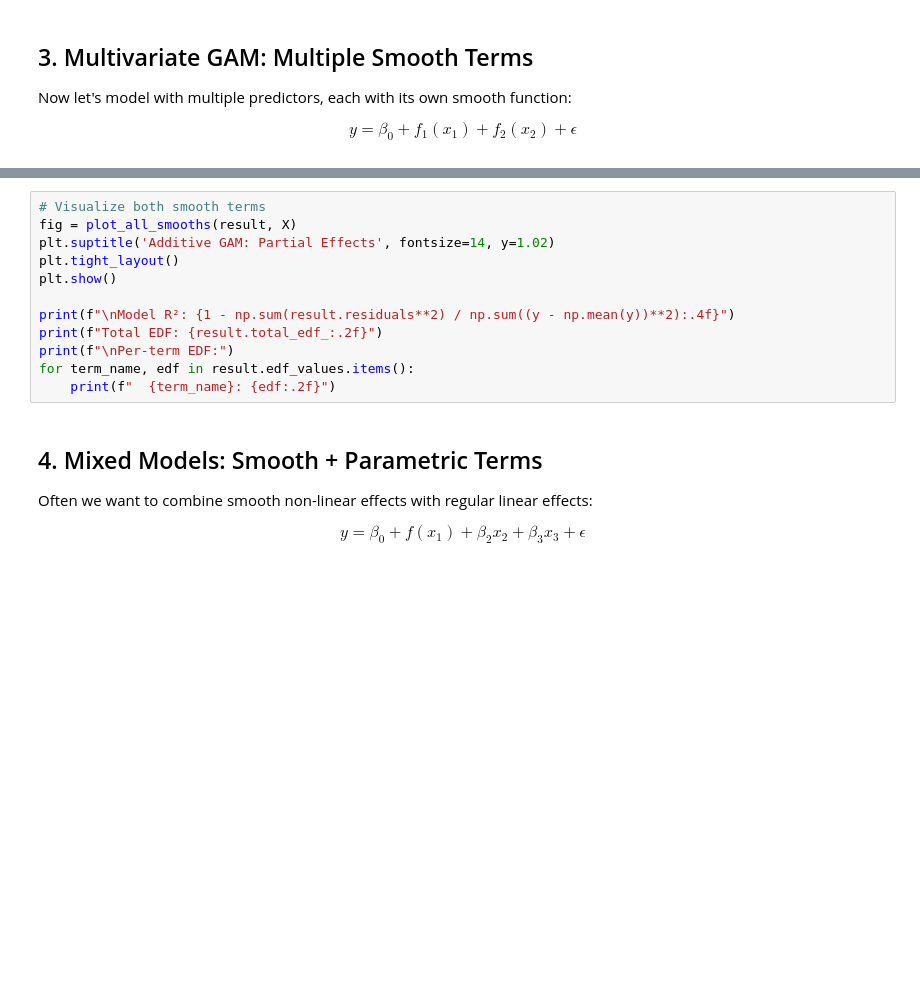
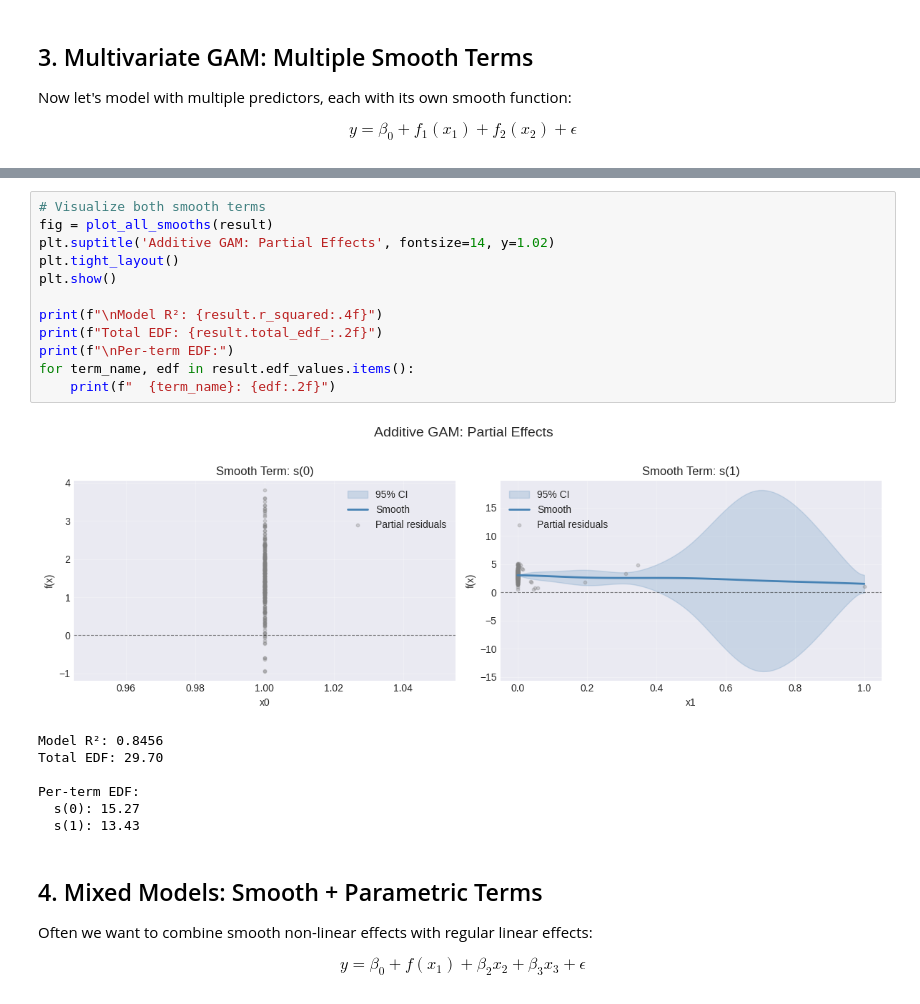
Before and after one commit to Matcraft94/Aurora-GLM, a Jupyter notebook: examples/gam_tutorial.ipynb, the cells around one changed output, grey strips where cells are left out. Drawn from its saved outputs; the diff is of its cells as text; blank space fills up the shorter version.

```diff
--- a/examples/gam_tutorial.ipynb
+++ b/examples/gam_tutorial.ipynb
@@ -119,15 +160,23 @@ print(result.summary())
 # %%
 # Visualize both smooth terms
-fig = plot_all_smooths(result, X)
+fig = plot_all_smooths(result)
 plt.suptitle('Additive GAM: Partial Effects', fontsize=14, y=1.02)
 plt.tight_layout()
 plt.show()
 
-print(f"\nModel R²: {1 - np.sum(result.residuals**2) / np.sum((y - np.mean(y))**2):.4f}")
+print(f"\nModel R²: {result.r_squared:.4f}")
 print(f"Total EDF: {result.total_edf_:.2f}")
 print(f"\nPer-term EDF:")
 for term_name, edf in result.edf_values.items():
     print(f"  {term_name}: {edf:.2f}")
+# %% [output]
+[figure, added]
+Model R²: 0.8456
+Total EDF: 29.70
+
+Per-term EDF:
+  s(0): 15.27
+  s(1): 13.43
 # %% [markdown]
 ## 4. Mixed Models: Smooth + Parametric Terms <a id="mixed"></a>
 
```
Also changed, not shown: parts of 15 cells of this notebook, 2 other files.
